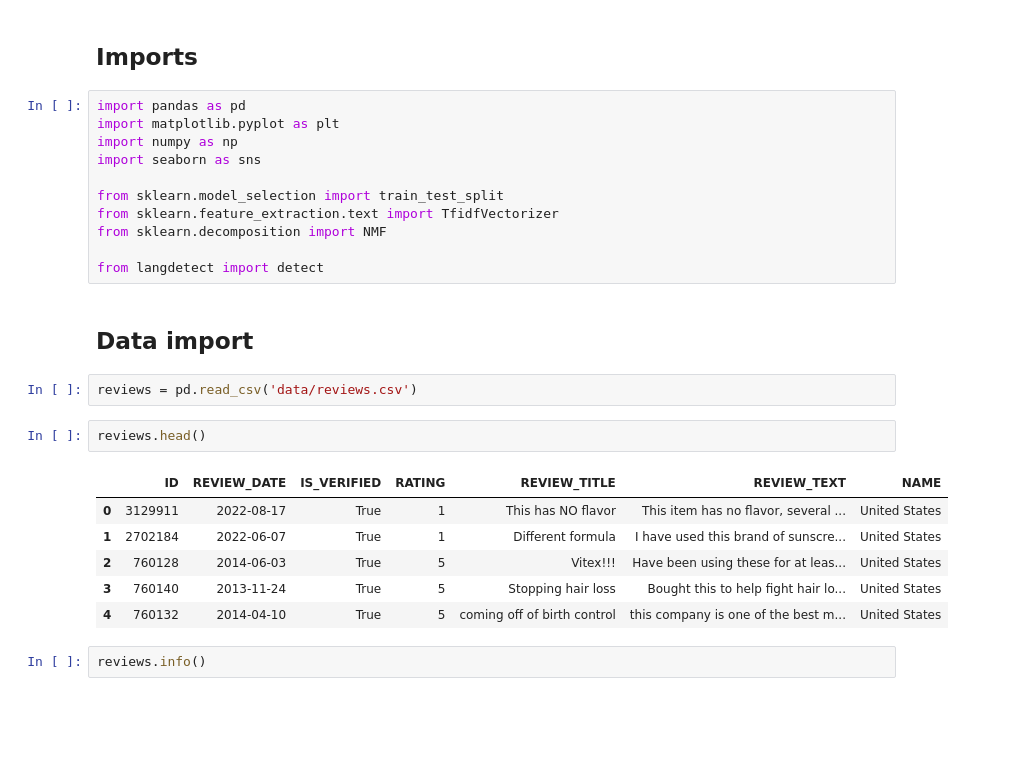
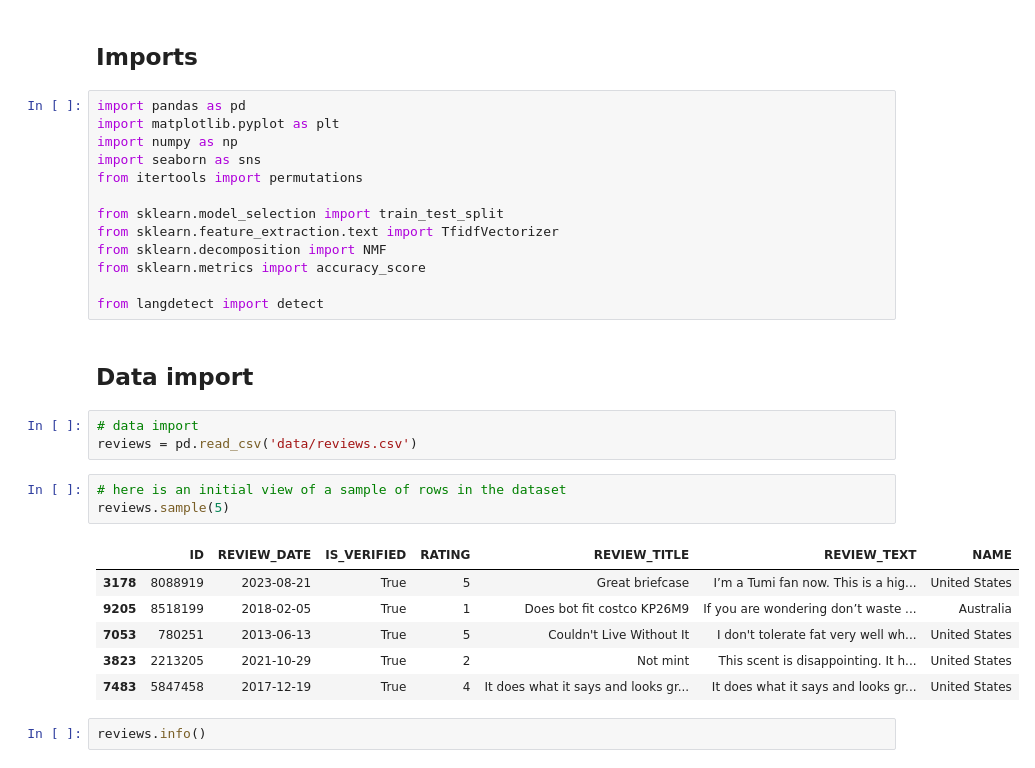
Before and after one commit to cmannnn/customer_reviews, a Jupyter notebook: main.ipynb, the cells around one changed output. Saved outputs shown, nothing was run; the diff lists cells and outputs as text; blank space fills up the shorter version.

```diff
--- a/main.ipynb
+++ b/main.ipynb
@@ -7,25 +7,29 @@ import pandas as pd
 import matplotlib.pyplot as plt
 import numpy as np
 import seaborn as sns
+from itertools import permutations
 
 from sklearn.model_selection import train_test_split
 from sklearn.feature_extraction.text import TfidfVectorizer
 from sklearn.decomposition import NMF
+from sklearn.metrics import accuracy_score
 
 from langdetect import detect
 # %% [markdown]
 ## Data import
 # %%
+# data import
 reviews = pd.read_csv('data/reviews.csv')
-# %%
-reviews.head()
-# %% [output]
-|  | ID | REVIEW_DATE | IS_VERIFIED | RATING | REVIEW_TITLE | REVIEW_TEXT | NAME |
-| 0 | 3129911 | 2022-08-17 | True | 1 | This has NO flavor | This item has no flavor, several ... | United States |
-| 1 | 2702184 | 2022-06-07 | True | 1 | Different formula | I have used this brand of sunscre... | United States |
-| 2 | 760128 | 2014-06-03 | True | 5 | Vitex!!! | Have been using these for at leas... | United States |
-| 3 | 760140 | 2013-11-24 | True | 5 | Stopping hair loss | Bought this to help fight hair lo... | United States |
-| 4 | 760132 | 2014-04-10 | True | 5 | coming off of birth control | this company is one of the best m... | United States |
+# %%
+# here is an initial view of a sample of rows in the dataset
+reviews.sample(5)
+# %% [output]
+|  | ID | REVIEW_DATE | IS_VERIFIED | RATING | REVIEW_TITLE | REVIEW_TEXT | NAME |
+| 3178 | 8088919 | 2023-08-21 | True | 5 | Great briefcase | I’m a Tumi fan now. This is a hig... | United States |
+| 9205 | 8518199 | 2018-02-05 | True | 1 | Does bot fit costco KP26M9 | If you are wondering don’t waste ... | Australia |
+| 7053 | 780251 | 2013-06-13 | True | 5 | Couldn't Live Without It | I don't tolerate fat very well wh... | United States |
+| 3823 | 2213205 | 2021-10-29 | True | 2 | Not mint | This scent is disappointing. It h... | United States |
+| 7483 | 5847458 | 2017-12-19 | True | 4 | It does what it says and looks gr... | It does what it says and looks gr... | United States |
 # %%
 reviews.info()
 # %% [output]
```
Also changed, not shown: parts of 31 cells of this notebook.
